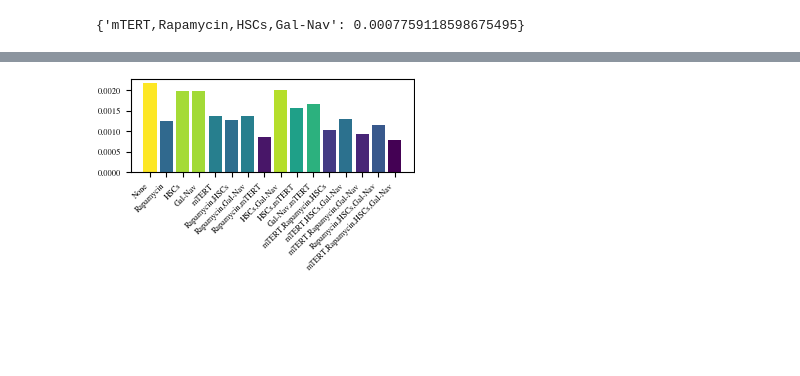
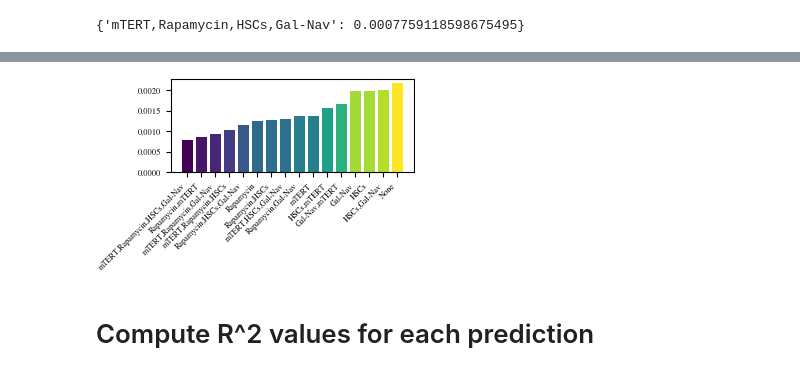
Before and after one commit to shs2017/Data-Literacy, a Jupyter notebook: exp/005_MLPModel.ipynb, the cells around one changed output, grey strips where cells are left out. Cells and saved outputs as stored; diff of their text form; code cells hidden in the pictures; blank space fills up the shorter version.

```diff
--- a/exp/005_MLPModel.ipynb
+++ b/exp/005_MLPModel.ipynb
@@ -330,7 +330,10 @@ def train_model(seed, epochs):
             best_model = model.state_dict()
     # Use the best model (lowest val loss) for inference
     model.load_state_dict(best_model)
+    torch.save(model, 'MLP_model.pth')
     return [model, best_val_loss]
 
-trained_model = train_model(42,10000)
-model = trained_model[0]
+#trained_model = train_model(42,10000)
+#model = trained_model[0]
+
+model = torch.load('MLP_model.pth')
@@ -553,13 +537,14 @@ all_combinations
    0.44821229577064514],
   300]}
 # %%
-# Step 3: Calculate (daily) rate of change of each combination
+# Step 3: Calculate (monthly) rate of change of each combination
 def calculate_rate_of_change(mortality_rates):
     rate_of_change = {}
     for key, value in mortality_rates.items():
         time_in_days = value[1]
+        time_in_months = time_in_days
         pred = value[0]
-        rate_of_change[key] = abs( pred[ len(pred)-1 ] - pred[0] ) / time_in_days
+        rate_of_change[key] = abs( pred[ len(pred)-1 ] - pred[0] ) / time_in_months
     return rate_of_change
 
 
@@ -692,31 +703,37 @@ np.mean(validation_errors)
 # %%
 # Define custom key order
 custom_order = ['None', 'Rapamycin', 'HSCs', 'Gal-Nav', 'mTERT',
                 'Rapamycin,HSCs', 'Rapamycin,Gal-Nav', 'Rapamycin,mTERT', 'HSCs,Gal-Nav', 'HSCs,mTERT', 'Gal-Nav,mTERT',
                 'mTERT,Rapamycin,HSCs', 'mTERT,HSCs,Gal-Nav', 'mTERT,Rapamycin,Gal-Nav', 'Rapamycin,HSCs,Gal-Nav',
                 'mTERT,Rapamycin,HSCs,Gal-Nav']
 
 # Function to return the index of the key in custom order
 def get_custom_order(key):
     return custom_order.index(key)
 
 # Sort dictionary based on custom key order
-sorted_dict = dict(sorted(rate_of_change.items(), key=lambda item: get_custom_order(item[0])))
+sorted_dict = dict(sorted(rate_of_change.items(), key=lambda item: item[1]))
 
 
 # Extract data for plotting
 labels, values = zip(*sorted_dict.items())
 
 # Create barplot
+#plt.figure(figsize=(12, 6))
 plt.rcParams.update(bundles.icml2022(column='half', nrows=NROWS, ncols=NCOLS, usetex=USE_LATEX))
 cmap = plt.cm.viridis
 norm = plt.Normalize(min(values), max(values))
 colors = cmap(norm(values))
 bars = plt.bar(labels, values, color=colors)
+#plt.colorbar(orientation='horizontal')
 
 plt.xticks(rotation=45, ha='right')
+#plt.ylabel('Average daily \n increase in \n mortality rate')
+
+#plt.title('Monthly Mortality Increase')
+#plt.tight_layout()
 
 # Save the plot
 plt.savefig('../fig/2401_005_mlp_predictions.pdf')
 # %% [output]
-[figure, old version]
+[figure, new version]
@@ -785,0 +740,2 @@ plt.savefig('../fig/2401_005_all_predictions.pdf')
+# %% [markdown]
+# Compute R^2 values for each prediction
```
Also changed, not shown: parts of 13 cells of this notebook, 2 other files.
